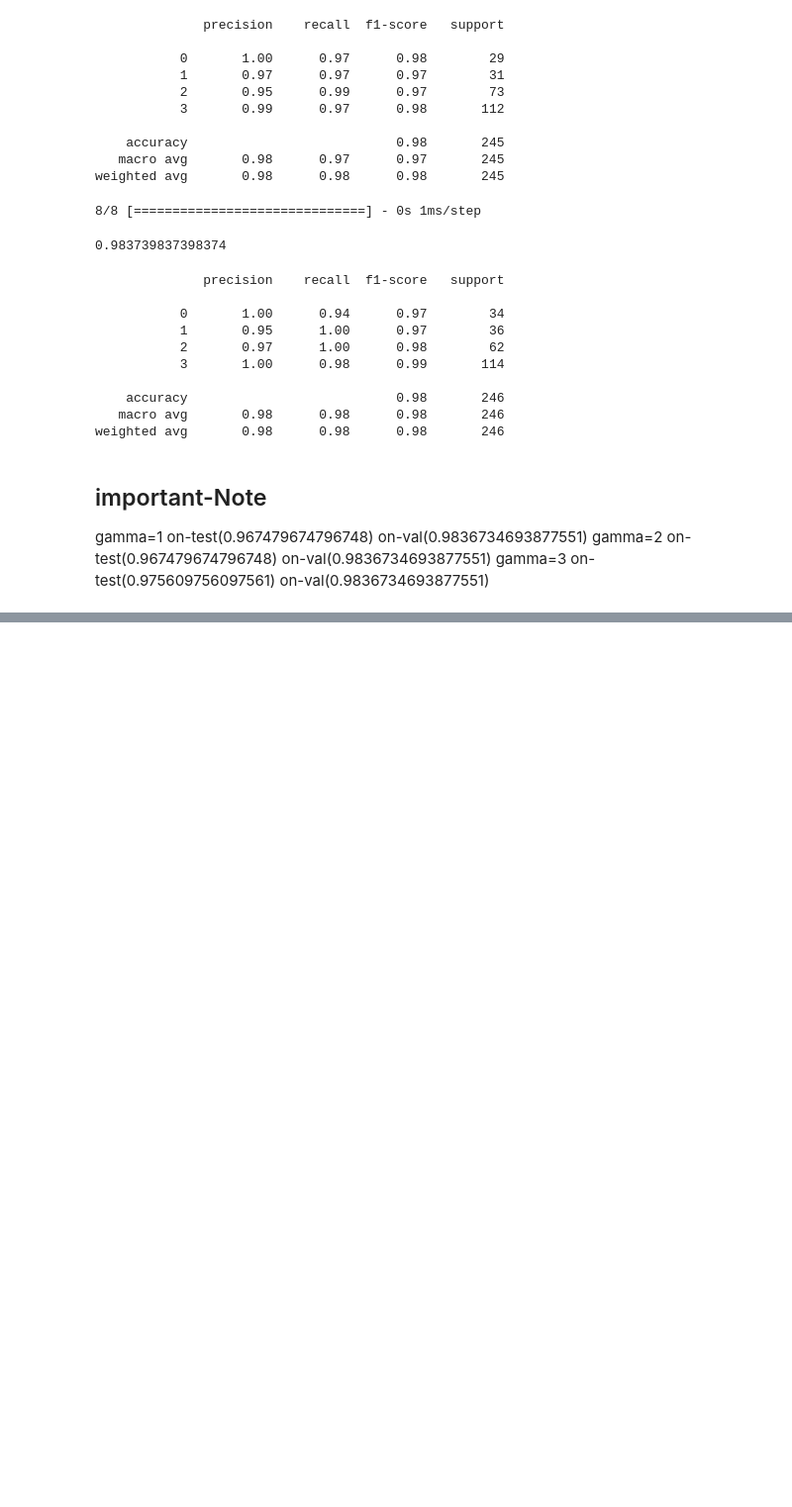
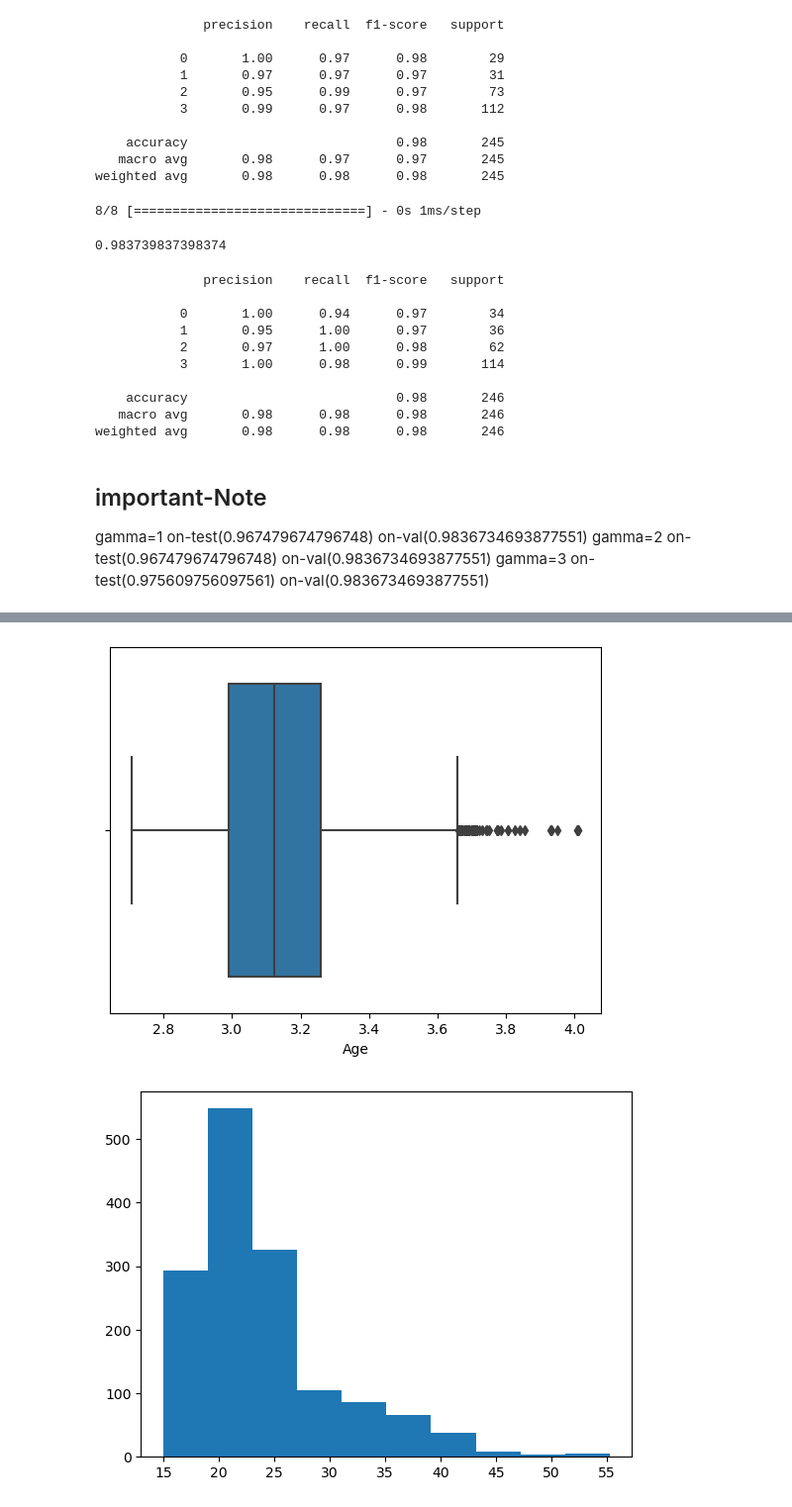
Before and after one commit to Thebrownboy/BioMetrica, a Jupyter notebook: Pipe_Line.ipynb, the cells around one changed output, grey strips where cells are left out. Shown at 99% size. Saved outputs shown, nothing was run; the diff lists cells and outputs as text; code cells hidden in the pictures; blank space fills up the shorter version.

```diff
--- a/Pipe_Line.ipynb
+++ b/Pipe_Line.ipynb
@@ -163,0 +187,14 @@ gamma=3 on-test(0.975609756097561) on-val(0.9836734693877551)
+# %%
+df_temp= df.copy()
+
+sns.boxplot(x=np.log(df_temp["Age"]))
+plt.show()
+
+df_temp[df_temp["Age"] < df_temp["Age"].quantile(0.25)]
+
+
+plt.hist(df_temp["Age"])
+plt.show()
+# %% [output]
+[figure, added]
+[figure, added]
```
Also changed, not shown: parts of 10 cells of this notebook, 10 other files.
